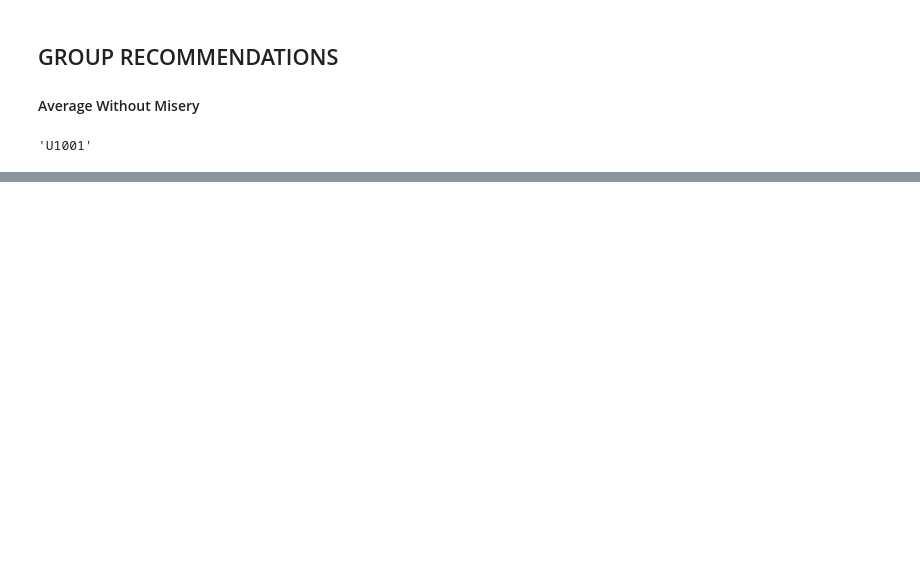
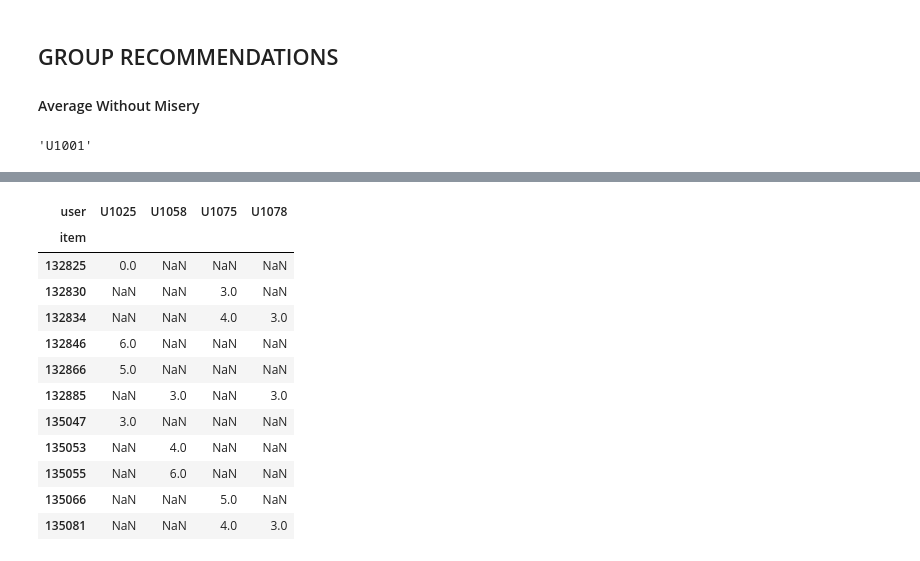
Before and after one commit to HusamAQ/RecSys_weRecommenaGrade10, a Jupyter notebook: notebooks/data_preprocessing.ipynb, the cells around one changed output, grey strips where cells are left out. Cells and saved outputs as stored; diff of their text form; code cells hidden in the pictures; blank space fills up the shorter version.

```diff
--- a/notebooks/data_preprocessing.ipynb
+++ b/notebooks/data_preprocessing.ipynb
@@ -371,0 +484,16 @@ group_explanation(t2, group_size,thres)
+# %%
+ratings_t.pivot(index='item', columns='user', values='score')
+# %% [output]
+| user | U1025 | U1058 | U1075 | U1078 |
+| item |  |  |  |  |
+| 132825 | 0.0 | NaN | NaN | NaN |
+| 132830 | NaN | NaN | 3.0 | NaN |
+| 132834 | NaN | NaN | 4.0 | 3.0 |
+| 132846 | 6.0 | NaN | NaN | NaN |
+| 132866 | 5.0 | NaN | NaN | NaN |
+| 132885 | NaN | 3.0 | NaN | 3.0 |
+| 135047 | 3.0 | NaN | NaN | NaN |
+| 135053 | NaN | 4.0 | NaN | NaN |
+| 135055 | NaN | 6.0 | NaN | NaN |
+| 135066 | NaN | NaN | 5.0 | NaN |
+| 135081 | NaN | NaN | 4.0 | 3.0 |
```
Also changed, not shown: parts of 15 cells of this notebook.
